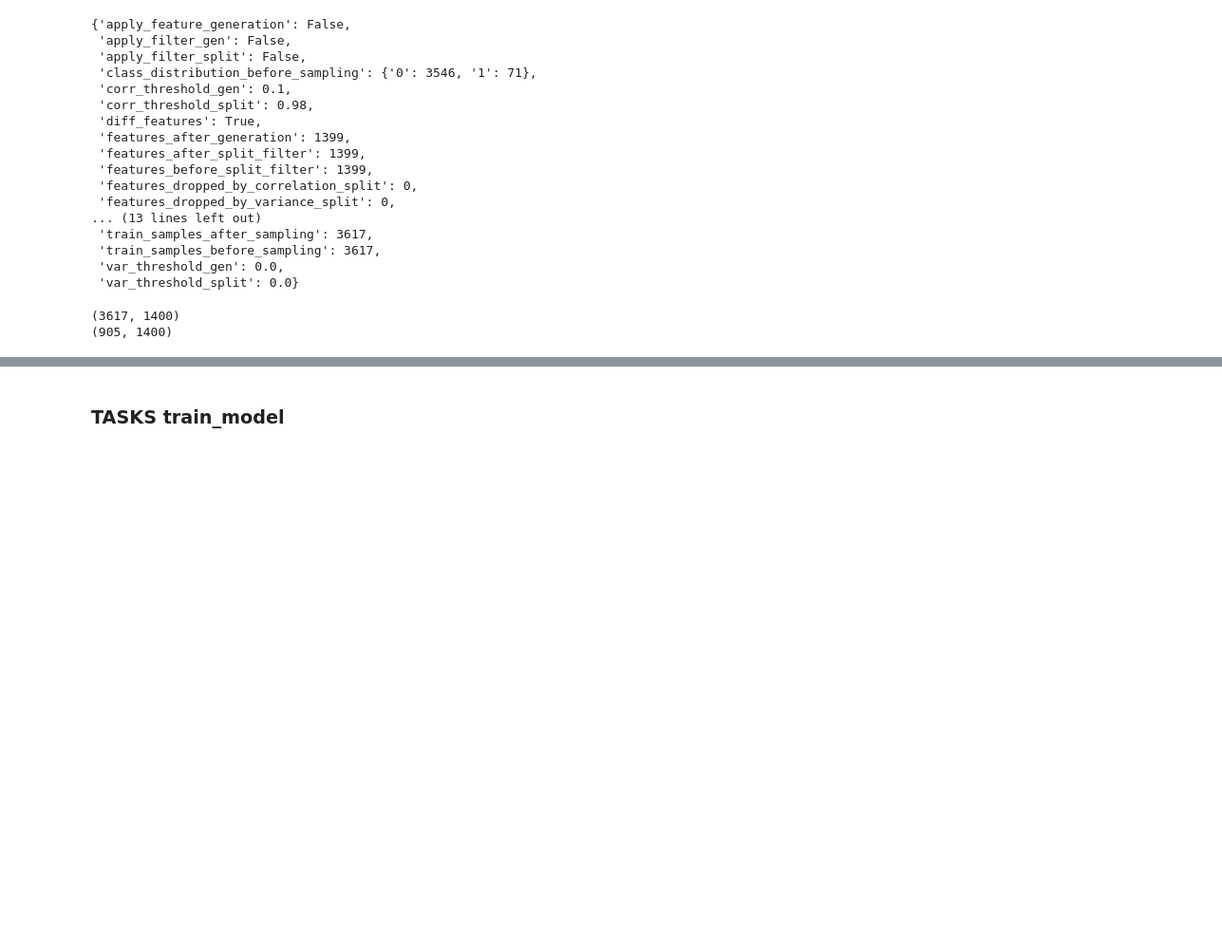
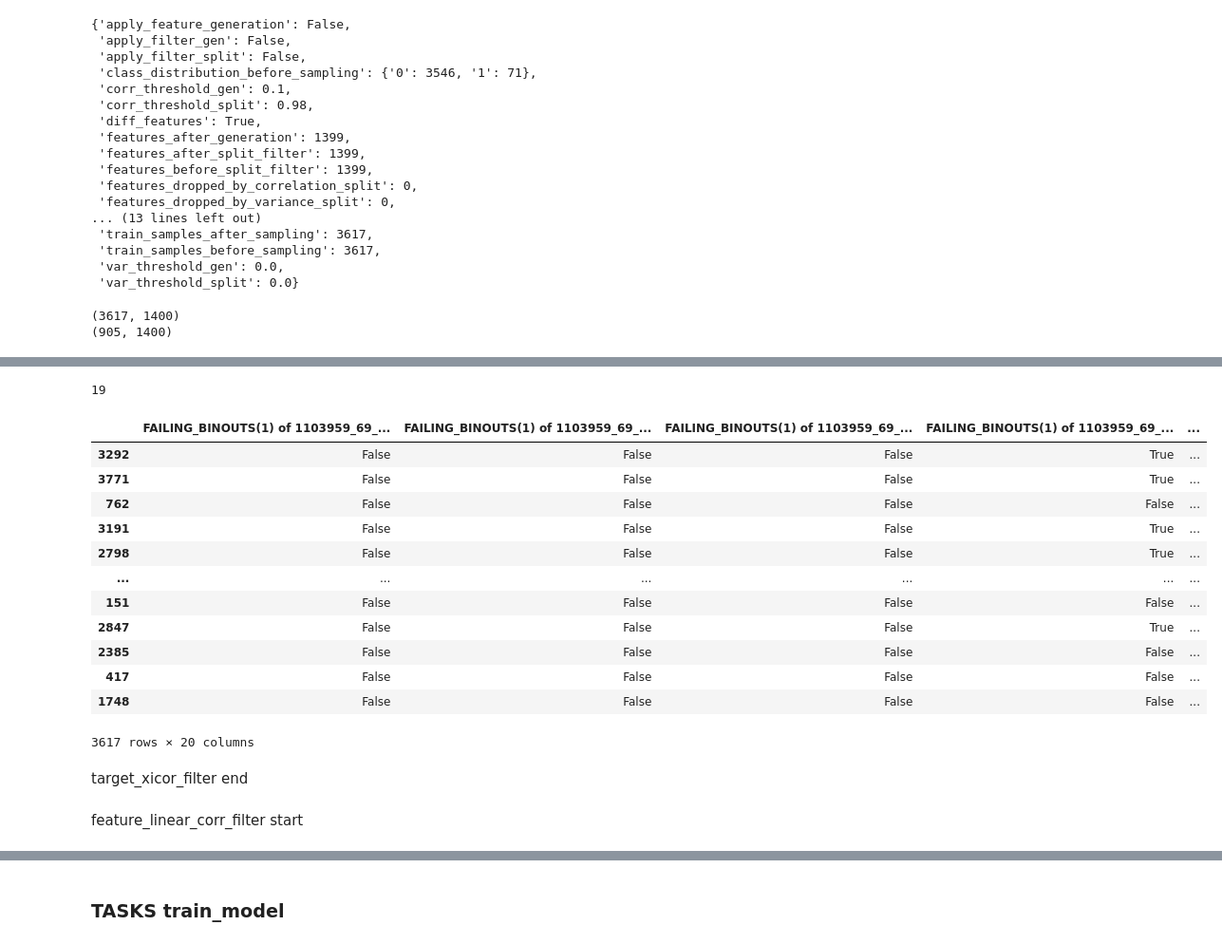
Before and after one commit to KstecGit2021/sparc-malfunction-classification-develop_bak, a Jupyter notebook: src/@debug.ipynb, the cells around one changed output, grey strips where cells are left out. Shown at 95% size. Drawn from its saved outputs; the diff is of its cells as text; code cells hidden in the pictures; blank space fills up the shorter version.

```diff
--- a/src/@debug.ipynb
+++ b/src/@debug.ipynb
@@ -279,0 +341,8 @@ KeyboardInterrupt:
+# %%
+feature_selection_info = scenario_1.feature_selection_info.read()
+# pprint.pprint(feature_selection_info)
+# feature_selection_info
+# %%
+feature_selection_info["final_feature_count"]
+# %% [output]
+19
@@ -279,0 +353,28 @@ KeyboardInterrupt:
+# %%
+# 'final_features' 리스트와 마지막 컬럼 이름을 포함하는 리스트 생성
+columns_to_keep = feature_selection_info["final_features"] + [train_dataset.columns[-1]]
+
+# 새로운 리스트에 있는 컬럼들만 남겨 DataFrame 업데이트
+target_xicor_filter = train_dataset[columns_to_keep]
+# %%
+target_xicor_filter
+# %% [output]
+|  | FAILING_BINOUTS(1) of 1103959_69_... | FAILING_BINOUTS(1) of 1103959_69_... | FAILING_BINOUTS(1) of 1103959_69_... | FAILING_BINOUTS(1) of 1103959_69_... | ... |
+| 3292 | False | False | False | True | ... |
+| 3771 | False | False | False | True | ... |
+| 762 | False | False | False | False | ... |
+| 3191 | False | False | False | True | ... |
+| 2798 | False | False | False | True | ... |
+| ... | ... | ... | ... | ... | ... |
+| 151 | False | False | False | False | ... |
+| 2847 | False | False | False | True | ... |
+| 2385 | False | False | False | False | ... |
+| 417 | False | False | False | False | ... |
+| 1748 | False | False | False | False | ... |
+3617 rows × 20 columns
+# %% [markdown]
+target_xicor_filter
+end
+# %% [markdown]
+feature_linear_corr_filter
+start
```
Also changed, not shown: parts of 70 cells of this notebook, 4 other files.
